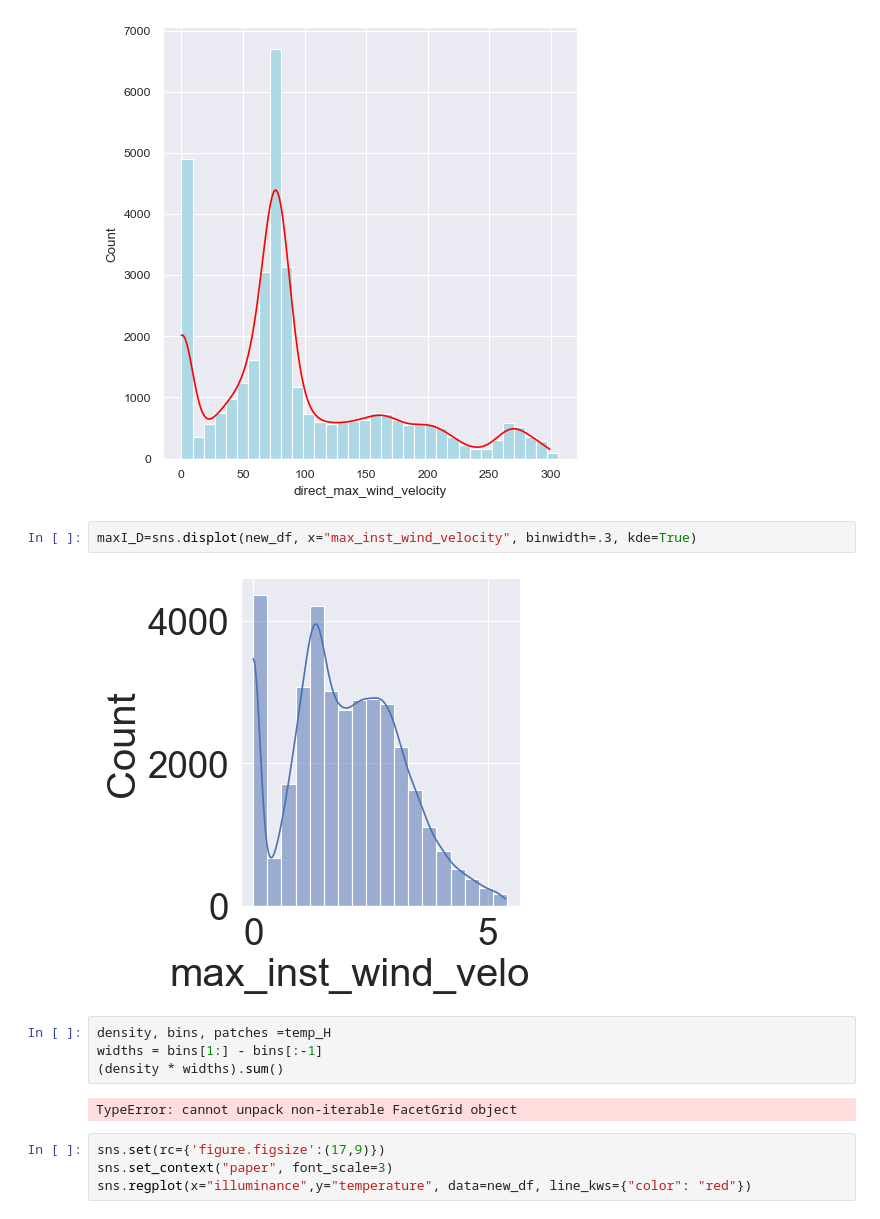
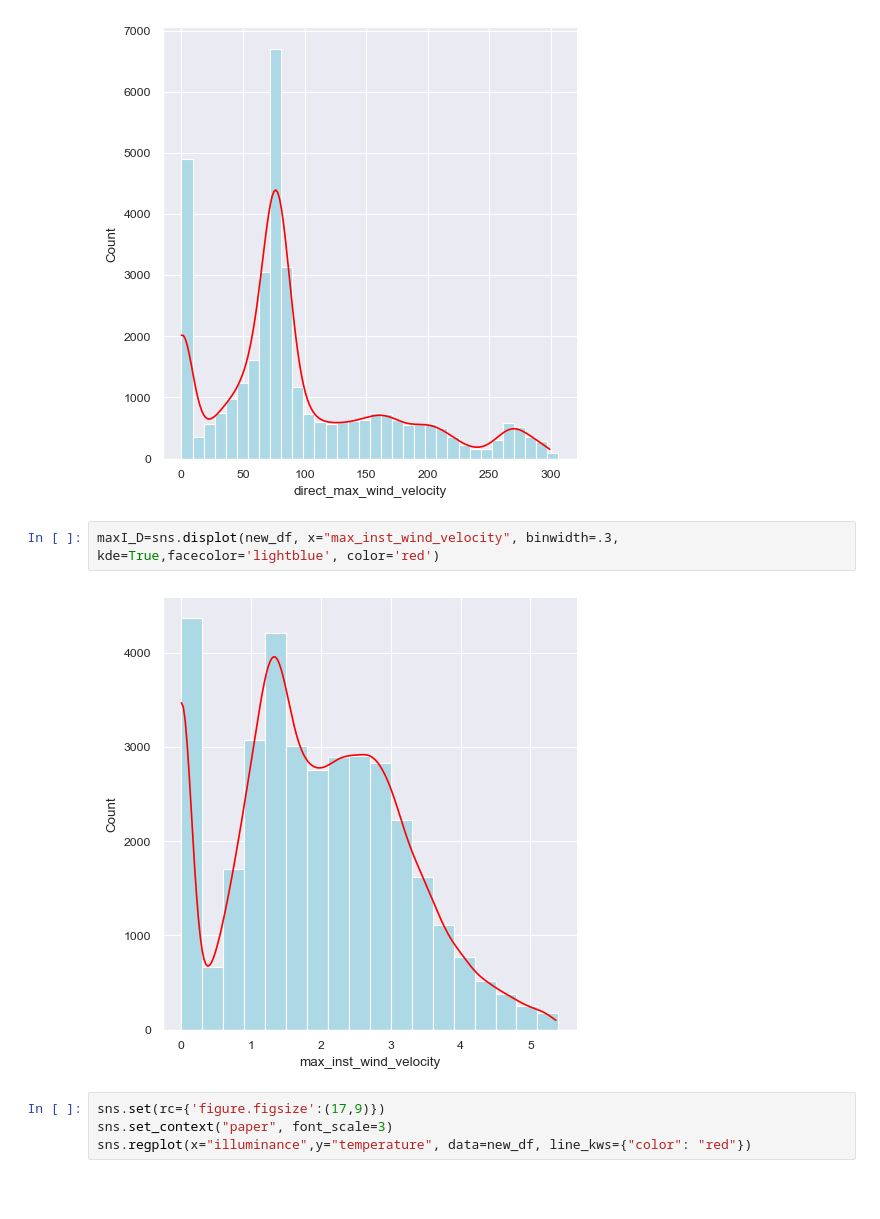
Before and after one commit to chusanapunn/SmartEnvi_AY3T2, a Jupyter notebook: smartEnviA.ipynb, the cells around one changed output. Drawn from its saved outputs; the diff is of its cells as text; blank space fills up the shorter version.

```diff
--- a/smartEnviA.ipynb
+++ b/smartEnviA.ipynb
@@ -296,15 +296,9 @@ dirM_D=sns.displot(new_df, x="direct_max_wind_velocity", binwidth=9 , kde=True,f
 # %% [output]
 [figure]
 # %%
-maxI_D=sns.displot(new_df, x="max_inst_wind_velocity", binwidth=.3, kde=True)
+maxI_D=sns.displot(new_df, x="max_inst_wind_velocity", binwidth=.3, kde=True,facecolor='lightblue', color='red')
 # %% [output]
-[figure, old version]
+[figure, new version]
-# %%
-density, bins, patches =temp_H
-widths = bins[1:] - bins[:-1]
-(density * widths).sum()
-# %% [output]
-TypeError: cannot unpack non-iterable FacetGrid object
 # %%
 sns.set(rc={'figure.figsize':(17,9)})
 sns.set_context("paper", font_scale=3)
```
